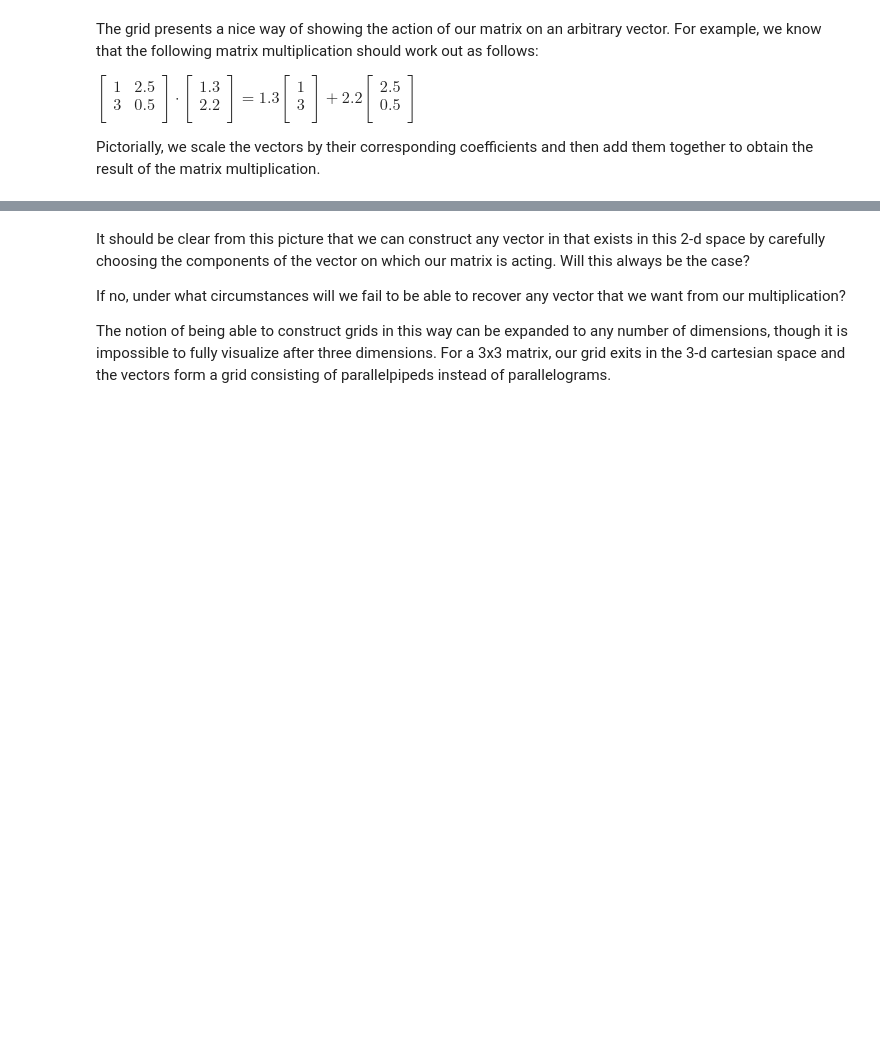
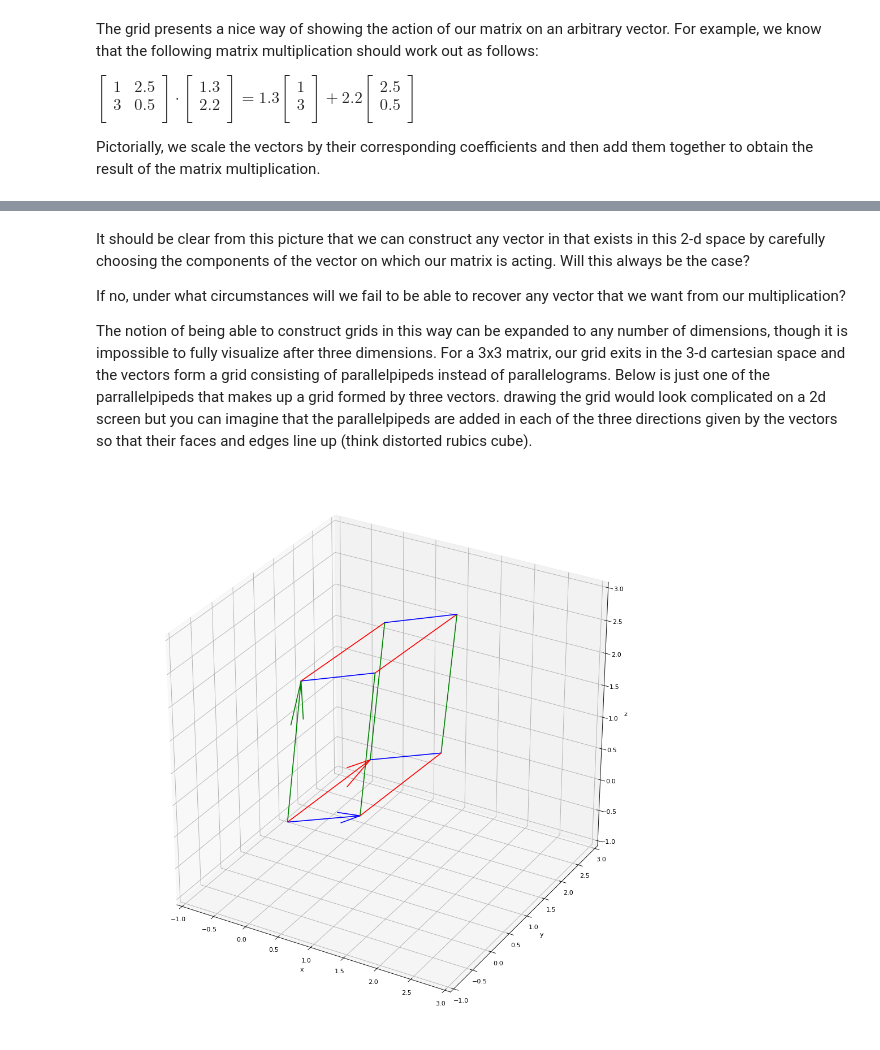
Before and after one commit to kaw112/jupyterNotebooks, a Jupyter notebook: Matrices.ipynb, the cells around one changed output, grey strips where cells are left out. Drawn from its saved outputs; the diff is of its cells as text; code cells hidden in the pictures; blank space fills up the shorter version.

```diff
--- a/Matrices.ipynb
+++ b/Matrices.ipynb
@@ -259,4 +265,33 @@ It should be clear from this picture that we can construct any vector in that ex
 
 If no, under what circumstances will we fail to be able to recover any vector that we want from our multiplication?
 
-The notion of being able to construct grids in this way can be expanded to any number of dimensions, though it is impossible to fully visualize after three dimensions.  For a 3x3 matrix, our grid exits in the 3-d cartesian space and the vectors form a grid consisting of parallelpipeds instead of parallelograms.
+The notion of being able to construct grids in this way can be expanded to any number of dimensions, though it is impossible to fully visualize after three dimensions.  For a 3x3 matrix, our grid exits in the 3-d cartesian space and the vectors form a grid consisting of parallelpipeds instead of parallelograms. Below is just one of the parrallelpipeds that makes up a grid formed by three vectors.  drawing the grid would look complicated on a 2d screen but you can imagine that the parallelpipeds are added in each of the three directions given by the vectors so that their faces and edges line up (think distorted rubics cube).
+# %%
+from mpl_toolkits.mplot3d import Axes3D
+
+fig = plt.figure(figsize=(16, 16), dpi= 80, facecolor='w', edgecolor='k')
+ax = fig.add_subplot(111,projection='3d')
+ax.set_xlim(-1,3)
+ax.set_ylim(-1, 3)
+ax.set_zlim(-1, 3)
+ax.set_xlabel('x')
+ax.set_ylabel('y')
+ax.set_zlabel('z')
+
+ax.quiver([0],[0],[0], [1], [0.2],[0.3], color='b')
+ax.quiver([0], [0],[0], [0.1], [2],[0],color='r')
+ax.quiver([0], [0],[0], [0], [.4],[2],color='g')
+
+
+ax.plot([0,1], [.4,0.2+0.4], [2,0.3+2], color='b')
+ax.plot([0, 0.1], [.4,2+0.4],[2,2],color='r')
+ax.plot([0.1,0.1], [2,2.4],[0,2],color='g')
+ax.plot([1.1, 1.1], [2.2, 2.6],[0.3, 2.3],color='g')
+ax.plot([0.1, 1.1], [2, 2.2],[0, 0.3], color='b')
+ax.plot([1, 1.1], [0.6, 2.6],[2.3, 2.3],color='r')
+ax.plot([1, 1], [0.2, 0.6],[0.3, 2.3],color='g')
+ax.plot([1, 1.1], [0.2, 2.2],[0.3, 0.3],color='r')
+ax.plot([0.1, 1.1], [2.4,2.6],[2, 2.3], color='b')
+plt.show()
+# %% [output]
+[figure, added]
```
Also changed, not shown: parts of 3 cells of this notebook, 1 other file.
